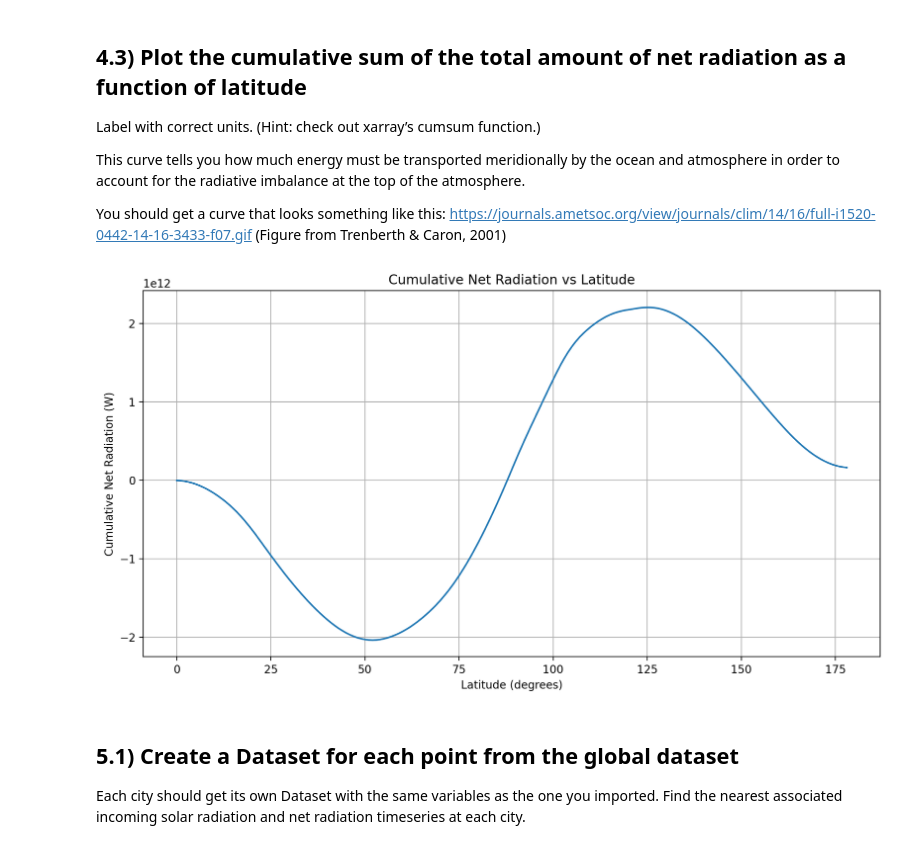
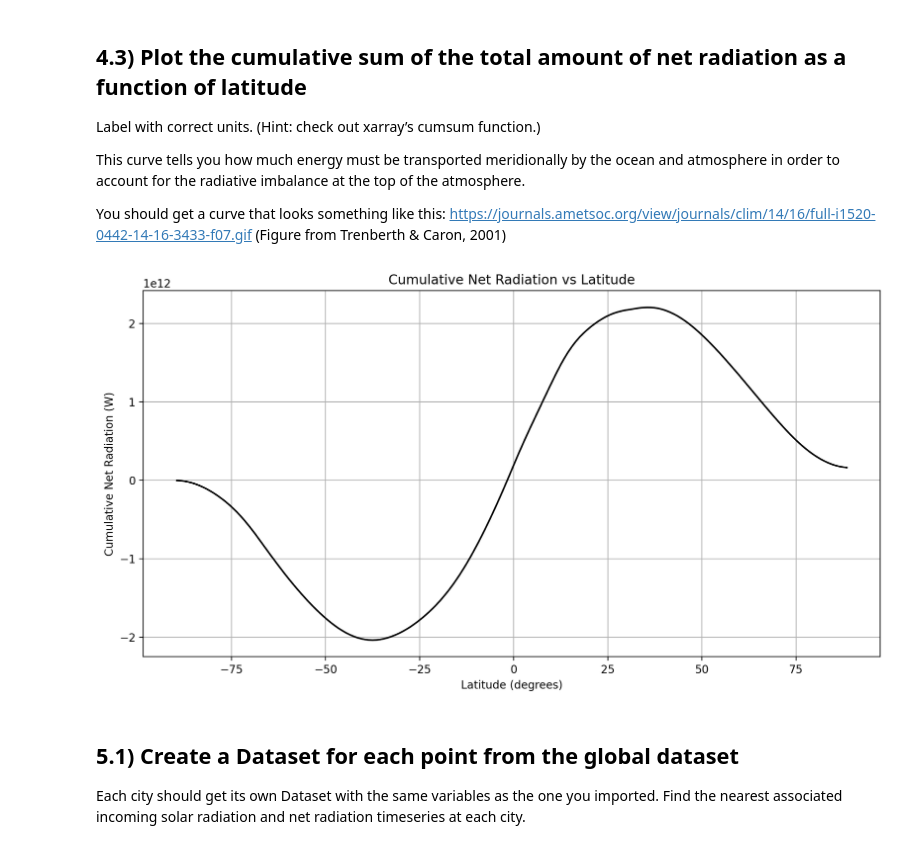
Before and after one commit to PhyllisKho/Assignments, a Jupyter notebook: Assignment7.ipynb, the cells around one changed output. Cells and saved outputs as stored; diff of their text form; code cells hidden in the pictures.

```diff
--- a/Assignment7.ipynb
+++ b/Assignment7.ipynb
@@ -260,17 +261,14 @@ Multiplying the pixel area (m^2) from above with the radiative flux (W m^-2) giv
 
 Label with correct units.
 # %%
-# Calculate total area per degree latitude
-area_per_latitude = dA.sum(axis=1)
-
 # Calculate sum of net flux at each of the 180 lat points across all longitudes
 sum_net_flux_at_each_latitude = toa_net_flux.sum(dim='lon')
 
 # Calculate net radiation for each latitude band
-net_radiation_per_degree_latitude_band = sum_net_flux_at_each_latitude * area_per_latitude
+net_radiation_per_degree_latitude_band = sum_net_flux_at_each_latitude * dA
 
 # Plot the total net radiation
-plt.plot(net_radiation);
+plt.plot(net_radiation_per_degree_latitude_band.lat, net_radiation_per_degree_latitude_band, color='black');
 plt.grid(True);
 plt.xlabel('Latitude');
 plt.ylabel('Total Net Radiation (W)');
@@ -286,17 +284,17 @@ This curve tells you how much energy must be transported meridionally by the oce
 You should get a curve that looks something like this: https://journals.ametsoc.org/view/journals/clim/14/16/full-i1520-0442-14-16-3433-f07.gif (Figure from Trenberth & Caron, 2001)
 # %%
 # Calculate the cumulative sum of the total net radiation
-cumulative_net_radiation = np.cumsum(net_radiation_per_degree_latitude_band)
+cumulative_net_radiation = np.cumsum(net_radiation_per_degree_latitude_band.sum(dim='lon'))
 
 # Plot the cumulative sum
-plt.plot(cumulative_net_radiation)
+plt.plot(cumulative_net_radiation.lat, cumulative_net_radiation, color='black')
 plt.xlabel('Latitude (degrees)')
 plt.ylabel('Cumulative Net Radiation (W)')
 plt.title('Cumulative Net Radiation vs Latitude')
 plt.grid(True)
 plt.show()
 # %% [output]
-[figure, old version]
+[figure, new version]
 # %% [markdown]
 ## 5.1) Create a Dataset for each point from the global dataset
 Each city should get its own Dataset with the same variables as the one you imported. Find the nearest associated incoming solar radiation and net radiation timeseries at each city.
```
Also changed, not shown: parts of 11 cells of this notebook.
